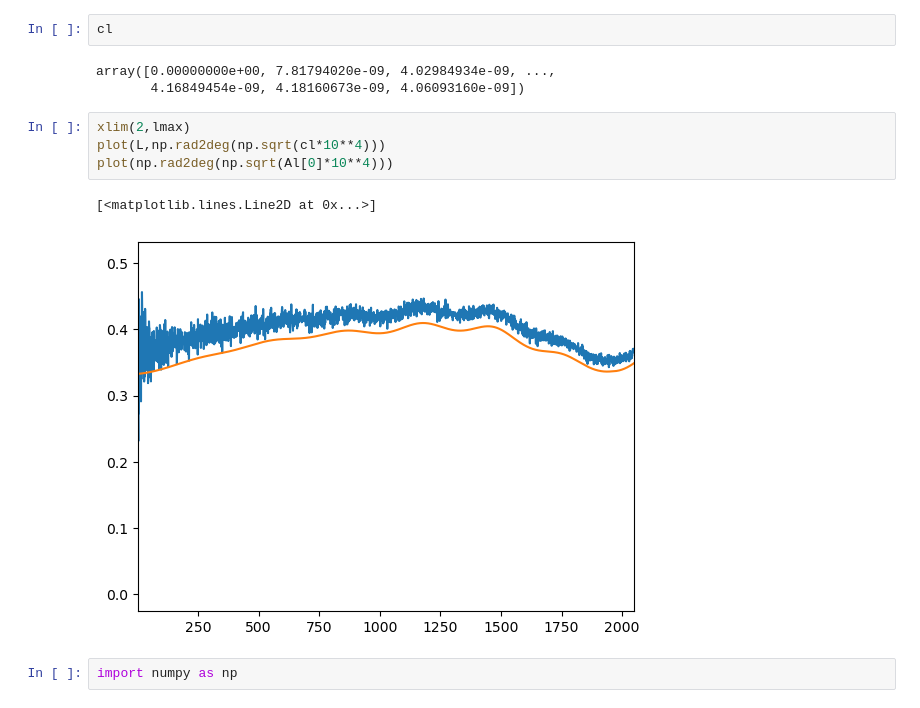
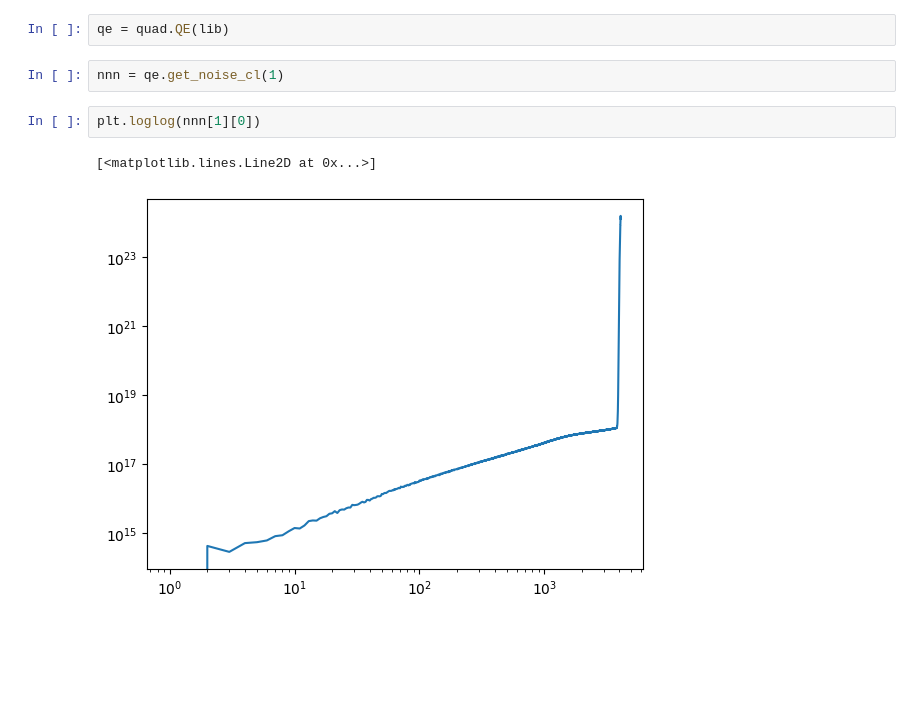
Before and after one commit to antolonappan/solat_cb, a Jupyter notebook: notebooks/quadratic.ipynb, the cells around one changed output. Drawn from its saved outputs; the diff is of its cells as text; blank space fills up the shorter version.

```diff
--- a/notebooks/quadratic.ipynb
+++ b/notebooks/quadratic.ipynb
@@ -66,14 +14,9 @@ cl = curvedsky.utils.alm2cl(lmax,alm,alm)
-# %%
-cl
-# %% [output]
-array([0.00000000e+00, 7.81794020e-09, 4.02984934e-09, ...,
-       4.16849454e-09, 4.18160673e-09, 4.06093160e-09])
-# %%
-xlim(2,lmax)
-plot(L,np.rad2deg(np.sqrt(cl*10**4)))
-plot(np.rad2deg(np.sqrt(Al[0]*10**4)))
-# %% [output]
-[<matplotlib.lines.Line2D at 0x...>]
-[figure, removed]
-# %%
-import numpy as np
+# %%
+qe = quad.QE(lib)
+# %%
+nnn = qe.get_noise_cl(1)
+# %%
+plt.loglog(nnn[1][0])
+# %% [output]
+[<matplotlib.lines.Line2D at 0x...>]
+[figure, added]
```
Also changed, not shown: parts of 19 cells of this notebook, 2 other files.
